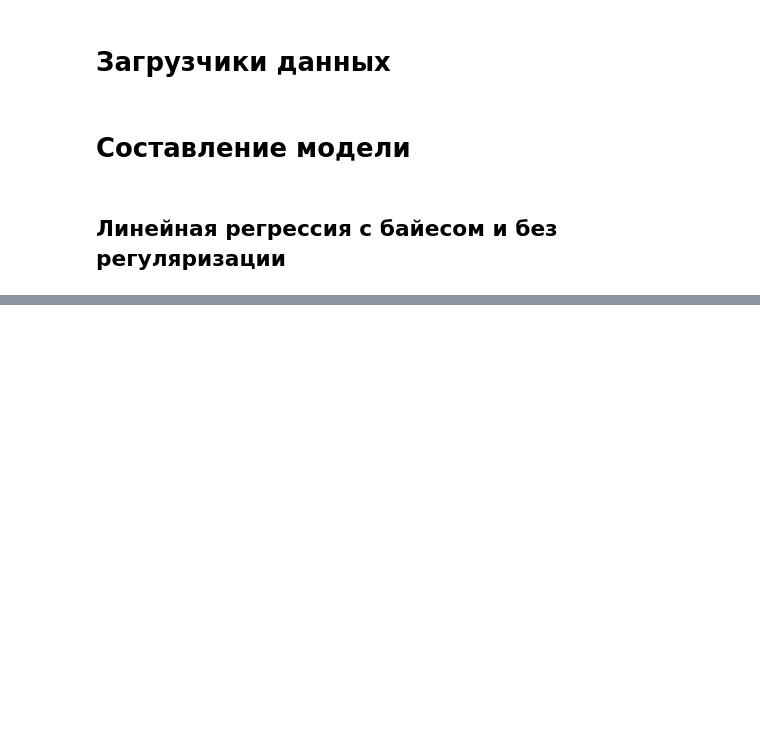
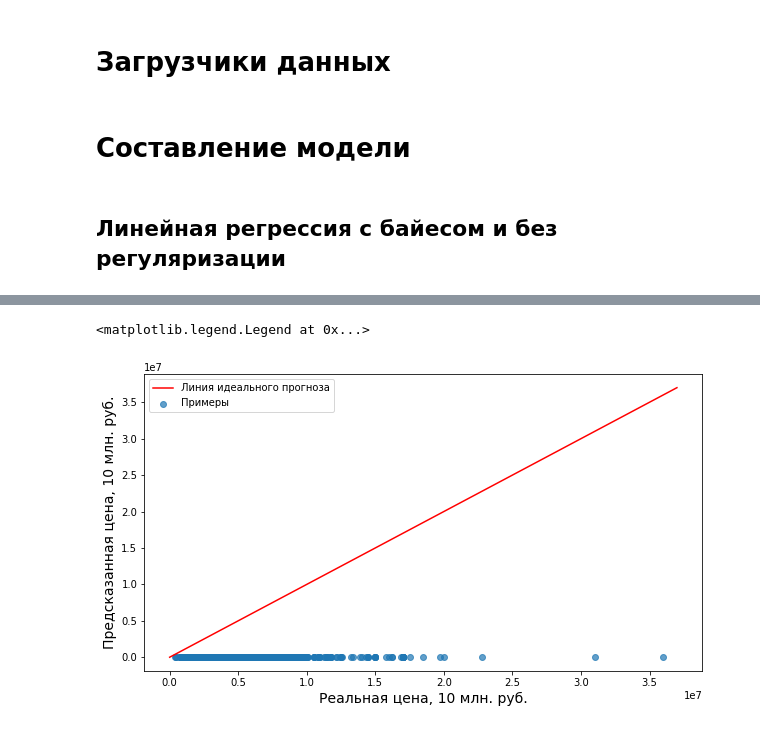
Before and after one commit to Daniil-Solo/Avito-analytics, a Jupyter notebook: Modelling/1_Modelling.ipynb, the cells around one changed output, grey strips where cells are left out. Saved outputs shown, nothing was run; the diff lists cells and outputs as text; code cells hidden in the pictures; blank space fills up the shorter version.

```diff
--- a/Modelling/1_Modelling.ipynb
+++ b/Modelling/1_Modelling.ipynb
@@ -42,4 +31,0 @@ dataset[0][0], dataset[0][1]
-# %%
-test_size = int(0.15 * len(dataset))
-valid_size = int(0.15 * len(dataset))
-train_size = len(dataset) - test_size - valid_size
@@ -60,9 +32,7 @@ print("Размер тренировочного множества: " + str(len
 # %% [markdown]
 # Загрузчики данных
 # %%
-test_loader = DataLoader(test_set, batch_size=32, shuffle=True)
-valid_loader = DataLoader(valid_set, batch_size=32, shuffle=True)
-train_loader = DataLoader(train_set, batch_size=32, shuffle=True)
+dataset_loader = DataLoader(dataset, batch_size=32, shuffle=True)
 # %% [markdown]
 # Составление модели
 # %%
@@ -116,24 +90,14 @@ def evaluate_on_test(loss, test_dl, test_size):
             for real, predict in zip(y.reshape(-1), y_pred.reshape(-1)):
                 real_value = real.item()
                 predict_value = predict.item()
-                if abs(real_value-predict_value) < 1_000_000:
-                    predicts.append(predict_value)
-                    reals.append(real_value)
+                predicts.append(predict_value)
+                reals.append(real_value)
             l = loss(y_pred, y.reshape(-1, 1))
             test_loss += l.item() * len(y)
     model.train()
 
     print("test loss = ", np.sqrt(test_loss / test_size))
-    plt.figure(figsize=(15, 16))
-    plt.subplot(2, 1, 1)
-    plt.plot([0, 20_000_000], [0, 20_000_000], c='r')
-    plt.scatter(reals, predicts, alpha=0.7)
-    plt.xlabel("Реальная цена", size=20)
-    plt.ylabel("Предсказанная цена", size=20)
-    plt.subplot(2, 1, 2)
-    plt.plot(reals, '-ro', linewidth=2, label='реальные значения')
-    plt.plot(predicts, '-go', linewidth=2, label='предсказания')
-    plt.legend()
+    return np.array(reals), np.array(predicts)
 # %% [markdown]
 ## Линейная регрессия c байесом и без регуляризации
 # %%
@@ -177,7 +119,7 @@ KeyboardInterrupt:
 # %%
-evaluate_on_test(
+reals, predicts = evaluate_on_test(
     loss = loss,
-    test_dl = test_loader,
-    test_size = test_size,
+    test_dl = dataset_loader,
+    test_size = len(dataset),
 )
 # %% [output]
@@ -185,0 +127,11 @@ test loss =  1331759.2495865123
+# %%
+plt.figure(figsize=(10, 12))
+plt.subplot(2, 1, 1)
+plt.plot([0, 37_000_000], [0, 37_000_000], c='r', label='Линия идеального прогноза')
+plt.scatter(reals, predicts, alpha=0.7, label='Примеры')
+plt.xlabel("Реальная цена, 10 млн. руб.", size=14)
+plt.ylabel("Предсказанная цена, 10 млн. руб.", size=14)
+plt.legend()
+# %% [output]
+<matplotlib.legend.Legend at 0x...>
+[figure, added]
```
Also changed, not shown: parts of 32 cells of this notebook, 6 other files.
